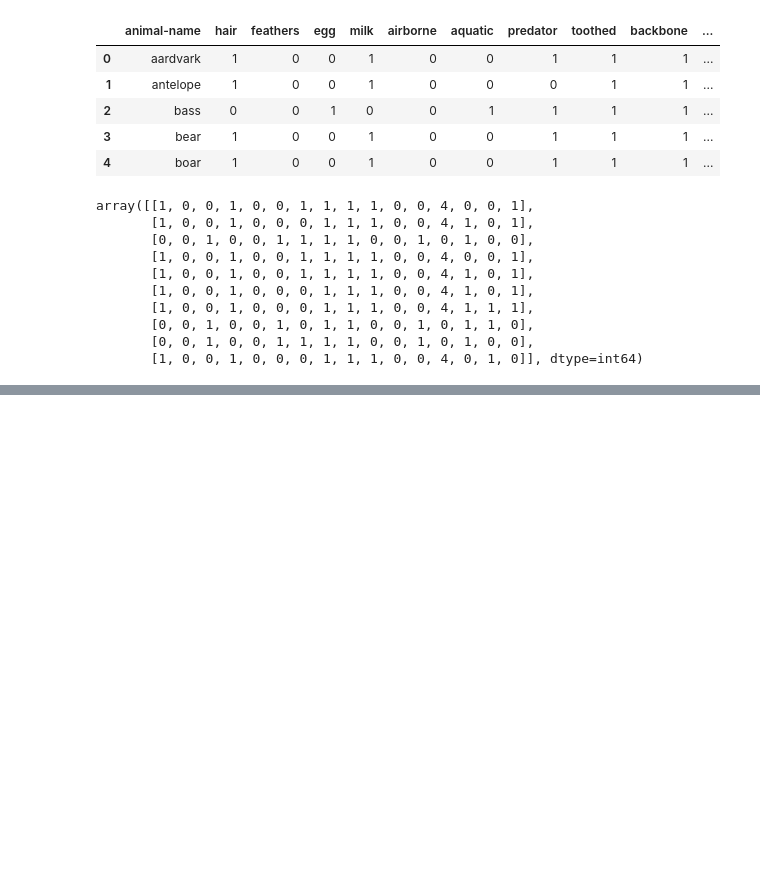
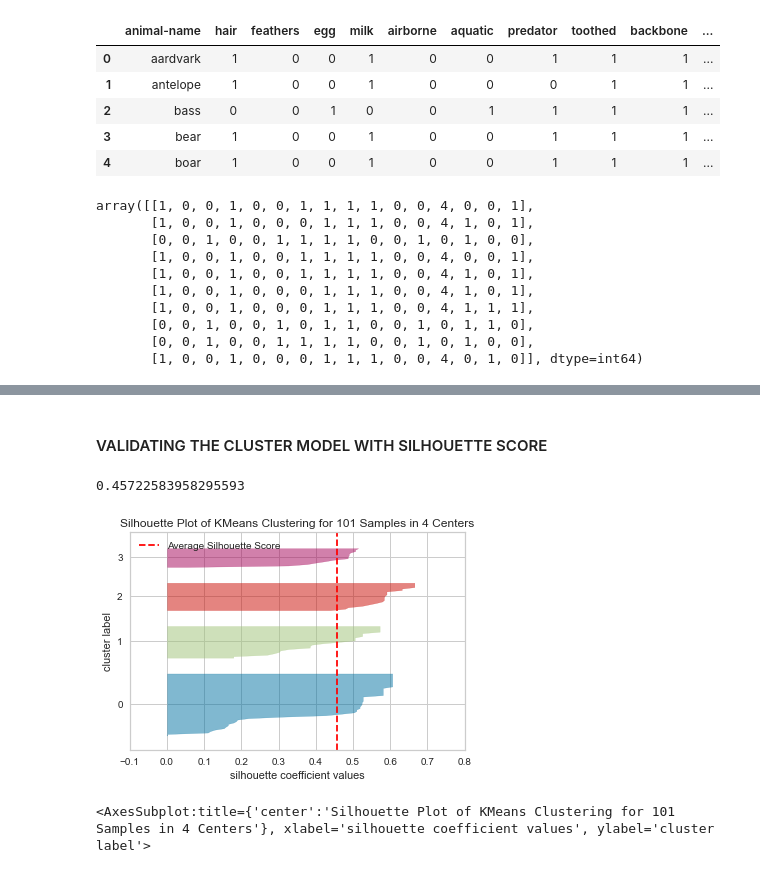
Before and after one commit to chaithrakc/syr_ads_machine_learning, a Jupyter notebook: week04clustering/lab04/lab_excercise04-Zoo.ipynb, the cells around one changed output, grey strips where cells are left out. Drawn from its saved outputs; the diff is of its cells as text; code cells hidden in the pictures; blank space fills up the shorter version.

```diff
--- a/week04clustering/lab04/lab_excercise04-Zoo.ipynb
+++ b/week04clustering/lab04/lab_excercise04-Zoo.ipynb
@@ -43,0 +65,3 @@ array([[1, 0, 0, 1, 0, 0, 1, 1, 1, 1, 0, 0, 4, 0, 0, 1],
+# %%
+# Fitting K means to the dataset
+kmeans = KMeans(n_clusters=4,init='k-means++',random_state=0)
@@ -43,0 +97,19 @@ array([[1, 0, 0, 1, 0, 0, 1, 1, 1, 1, 0, 0, 4, 0, 0, 1],
+# %% [markdown]
+#### VALIDATING THE CLUSTER MODEL WITH SILHOUETTE SCORE
+# %%
+score = silhouette_score(zoo_arr, y_kmeans)
+score # 0.46 is a good score as it closer to 1
+# %% [output]
+0.45722583958295593
+# %%
+#Using Silhouette Plot
+visualizer = SilhouetteVisualizer(kmeans,colors =  'yellowbrick')
+
+#Fit the data to the visualizer
+visualizer.fit(zoo_arr)
+
+#Render the figure
+visualizer.show()
+# %% [output]
+[figure, added]
+<AxesSubplot:title={'center':'Silhouette Plot of KMeans Clustering for 101 Samples in 4 Centers'}, xlabel='silhouette coefficient values', ylabel='cluster label'>
```
Also changed, not shown: parts of 19 cells of this notebook, 2 other files.
